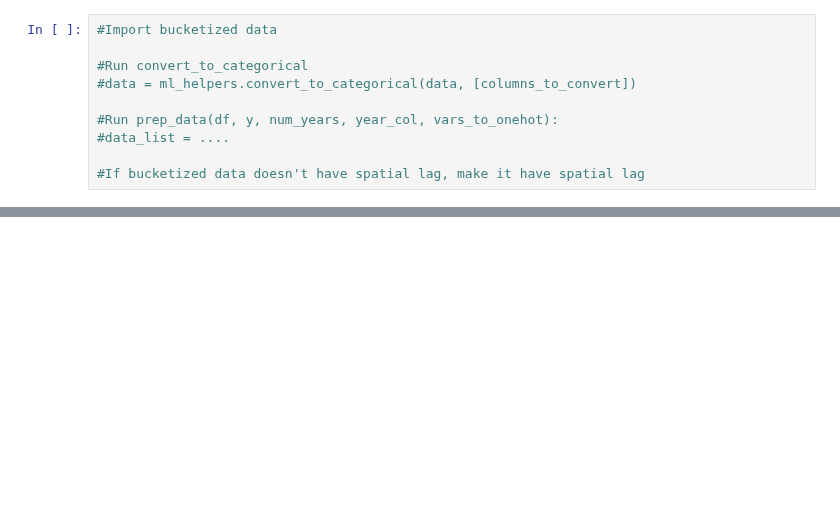
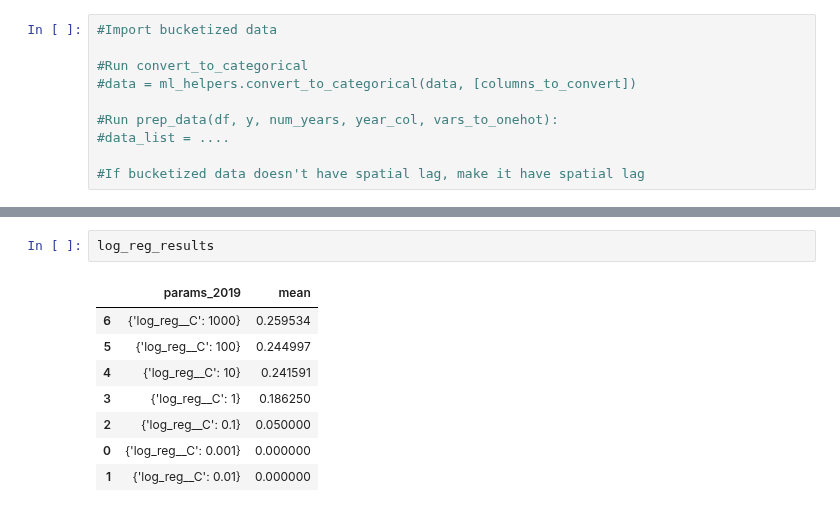
Before and after one commit to Deckart2/capp_30254_crime_forcasting, a Jupyter notebook: scripts/ml.ipynb, the cells around one changed output, grey strips where cells are left out. Cells and saved outputs as stored; diff of their text form; blank space fills up the shorter version.

```diff
--- a/scripts/ml.ipynb
+++ b/scripts/ml.ipynb
@@ -101,0 +213,11 @@ Name: mean, dtype: float64
+# %%
+log_reg_results
+# %% [output]
+|  | params_2019 | mean |
+| 6 | {'log_reg__C': 1000} | 0.259534 |
+| 5 | {'log_reg__C': 100} | 0.244997 |
+| 4 | {'log_reg__C': 10} | 0.241591 |
+| 3 | {'log_reg__C': 1} | 0.186250 |
+| 2 | {'log_reg__C': 0.1} | 0.050000 |
+| 0 | {'log_reg__C': 0.001} | 0.000000 |
+| 1 | {'log_reg__C': 0.01} | 0.000000 |
```
Also changed, not shown: parts of 11 cells of this notebook, 1 other file.
